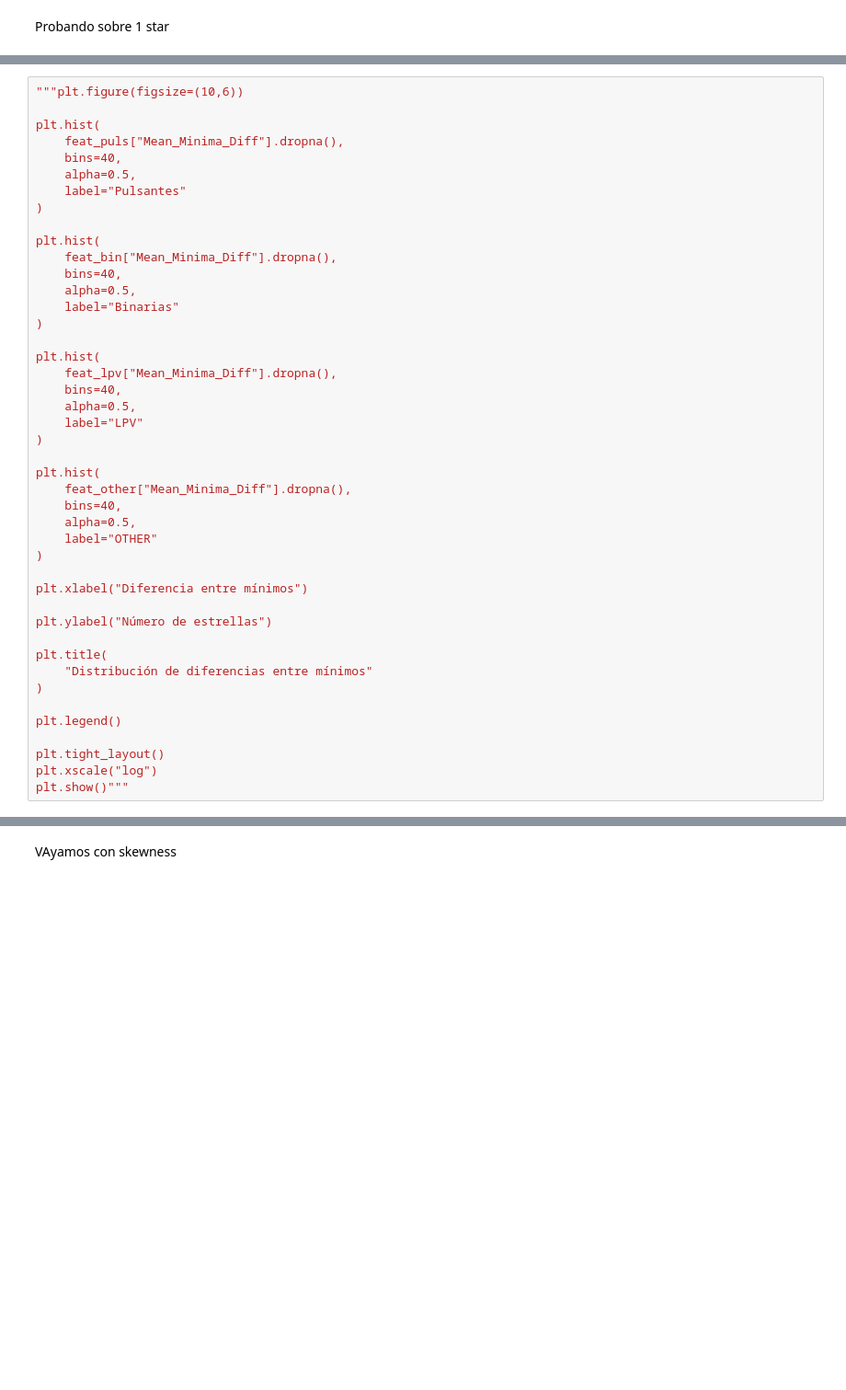
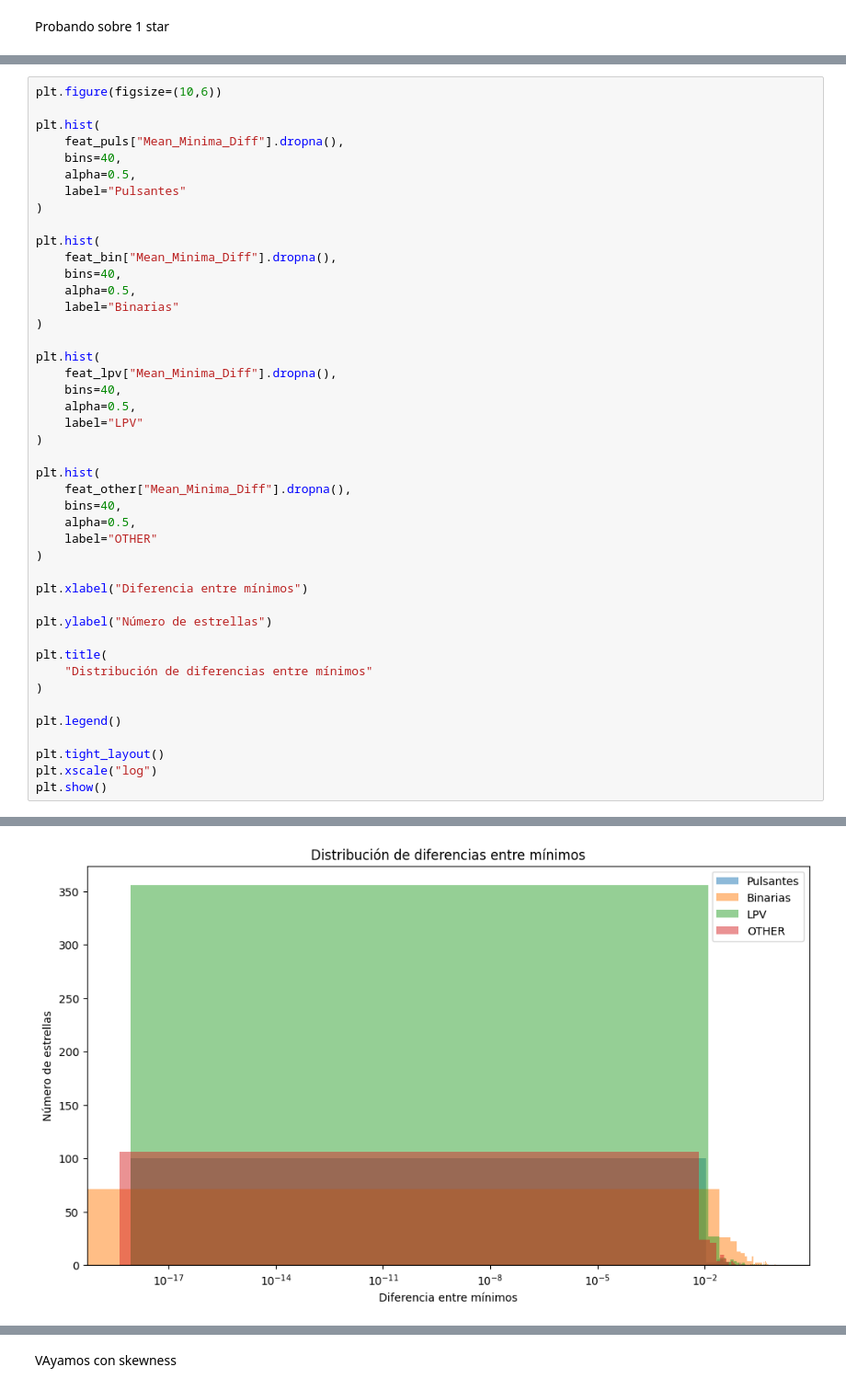
Before and after one commit to Brunelleschk1/Personal-projects, a Jupyter notebook: Proyectos de Astronomía/Laboratorio Final/ehhhh.ipynb, the cells around one changed output, grey strips where cells are left out. Shown at 92% size. Saved outputs shown, nothing was run; the diff lists cells and outputs as text; blank space fills up the shorter version.

```diff
--- a/Proyectos de Astronomía/Laboratorio Final/ehhhh.ipynb
+++ b/Proyectos de Astronomía/Laboratorio Final/ehhhh.ipynb
@@ -1242,5 +1111,5 @@ plt.show()"""
 # %%
-"""plt.figure(figsize=(10,6))
+plt.figure(figsize=(10,6))
 
 plt.hist(
     feat_puls["Mean_Minima_Diff"].dropna(),
@@ -1282,5 +1151,5 @@ plt.legend()
 
 plt.tight_layout()
 plt.xscale("log")
-plt.show()"""
+plt.show()
 # %% [output]
@@ -1288 +1156,2 @@ plt.show()"""
+[figure, added]
 # %%
```
Also changed, not shown: parts of 39 cells of this notebook.
